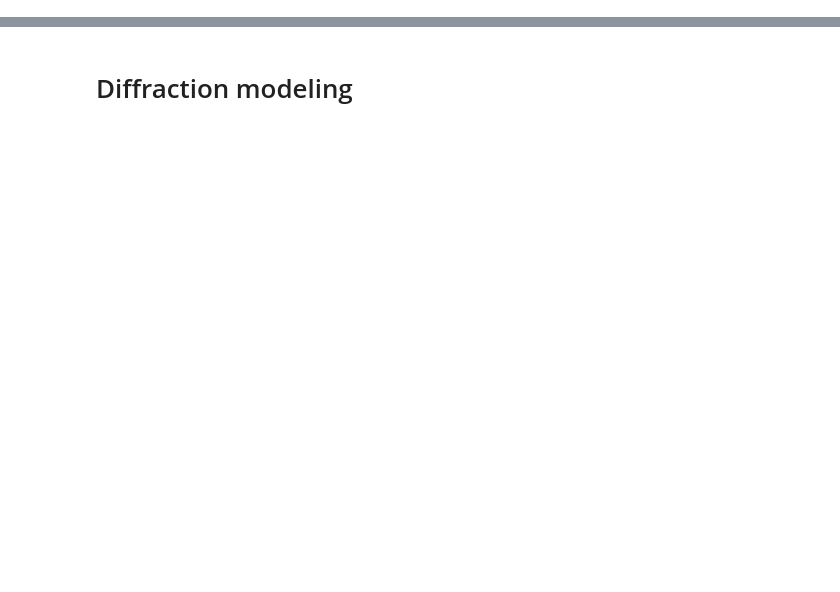
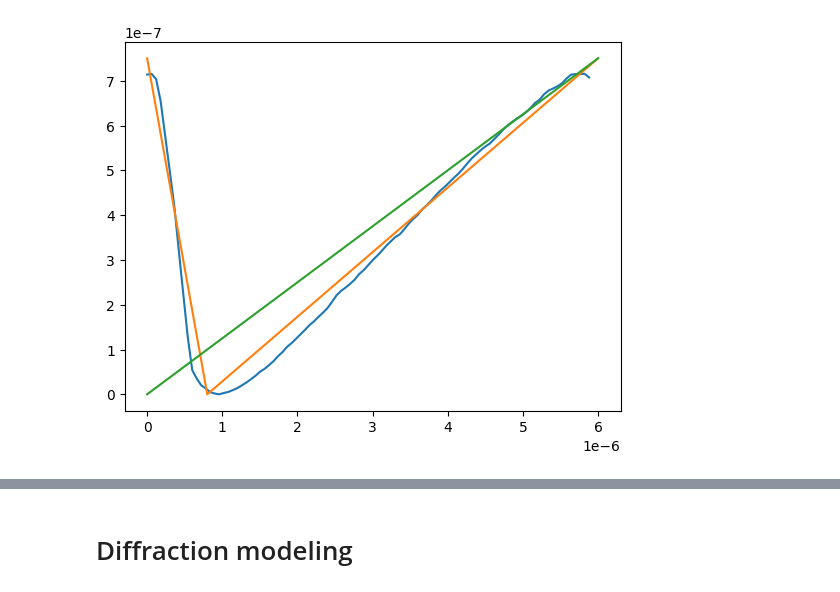
Before and after one commit to JohnyCoder238/Diploma_thesis, a Jupyter notebook: diffraction_data_processing_and_simulation.ipynb, the cells around one changed output, grey strips where cells are left out. Drawn from its saved outputs; the diff is of its cells as text; code cells hidden in the pictures; blank space fills up the shorter version.

```diff
--- a/diffraction_data_processing_and_simulation.ipynb
+++ b/diffraction_data_processing_and_simulation.ipynb
@@ -16,0 +69,12 @@ py_green = '#2ca02c'
+# %%
+blaze = pd.read_csv('/kaggle/input/linear-blaze/blaze linear', delimiter= '  ', dtype = float, header= 3)
+blaze.columns = ['x', 'y']
+height = blaze.y[59:158] - min(blaze.y[45:144])
+length = blaze.x[59:158] - min(blaze.x[59:158])
+plt.plot(length, height)
+plt.plot([0,0.8e-6, 6e-6], [7.5e-7, 0, 7.5e-7])
+plt.plot([0,6e-6], [0, 7.5e-7])
+one_blaze = pd.DataFrame({'x': length, 'y':height})
+one_blaze.to_csv('blaze.csv')
+# %% [output]
+[figure, added]
```
Also changed, not shown: parts of 9 cells of this notebook.
